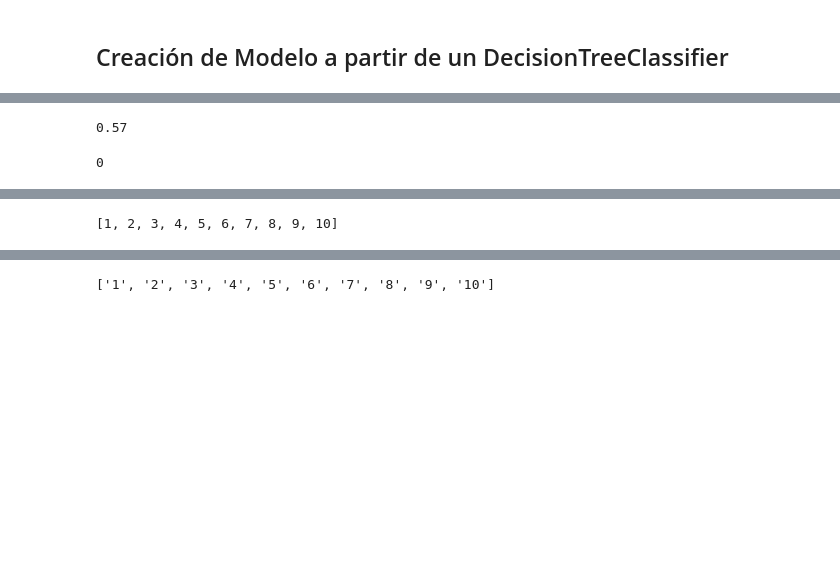
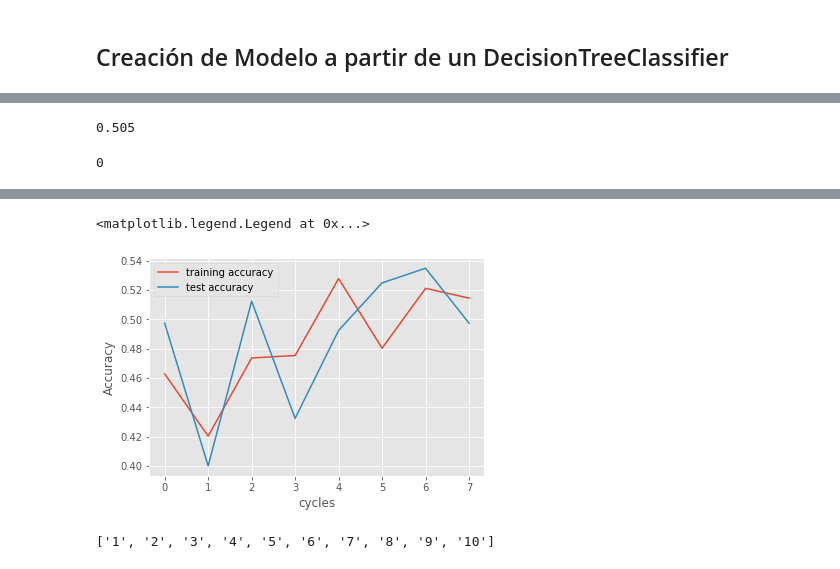
Before and after one commit to fecuva/DataScienceTEc, a Jupyter notebook: tarea3/Tarea3.1.ipynb, the cells around one changed output, grey strips where cells are left out. Saved outputs shown, nothing was run; the diff lists cells and outputs as text; code cells hidden in the pictures; blank space fills up the shorter version.

```diff
--- a/tarea3/Tarea3.1.ipynb
+++ b/tarea3/Tarea3.1.ipynb
@@ -90,7 +91,7 @@ X_train.shape
 # %%
 from sklearn.tree import DecisionTreeClassifier
 # %%
-DecisionTreeModel = DecisionTreeClassifier(criterion = "gini",max_depth = 5, max_features = 10,min_samples_leaf = 3)
+DecisionTreeModel = DecisionTreeClassifier(criterion = "gini",max_depth = 5, max_features = 1,min_samples_leaf = 3,max_leaf_nodes=18)
 # %%
 DecisionTreeModel.fit(X_train,Y_train)
 # %% [output]
@@ -108,7 +117,7 @@ Y_predict = DecisionTreeModel.predict(X_test)
 dt1 = accuracy_score(Y_test, Y_predict)
 dt1
 # %% [output]
-0.57
+0.505
 # %%
 from sklearn.tree import export_graphviz
 export_graphviz(DecisionTreeModel, out_file='simple_tree.dot', feature_names=features.columns,impurity=False,class_names=[str(e) for e in  list(range(1,11))],filled=True)
@@ -118,7 +127,3 @@ call(['dot', '-T', 'png', 'simple_tree.dot', '-o', 'simple_tree.png'],shell = Tr
 0
 # %% [markdown]
 <img src='simple_tree.png' width = 1000px heigth = 2000px>
-# %%
-list(range(1,11))
-# %% [output]
-[1, 2, 3, 4, 5, 6, 7, 8, 9, 10]
@@ -124,0 +133,61 @@ list(range(1,11))
+# %%
+import matplotlib.pyplot as plt
+plt.style.use('ggplot')
+%matplotlib inline
+
+training_accuracy = []
+test_accuracy = []
+
+
+max_depth_settings = range(1, 20)
+
+# for n_neighbors in neighbors_settings:
+#     # se construye el modelo de clasificacion
+#     clf = KNeighborsClassifier(n_neighbors=n_neighbors)
+#     clf.fit(X_train, Y_train)
+#     # se almacena el "training set accuracy"
+#     training_accuracy.append(clf.score(X_train, Y_train))
+#     # se almacena la "generalization accuracy"
+#     test_accuracy.append(clf.score(X_test, Y_test))
+# plt.plot(neighbors_settings, training_accuracy, label="training accuracy")
+# plt.plot(neighbors_settings, test_accuracy, label="test accuracy")
+# plt.ylabel("Accuracy")
+# plt.xlabel("n_neighbors")
+# plt.legend()
+
+done = False
+parameters = {
+"max_depth_settings" : 1,
+"max_features_settings" : 1,
+"min_samples_leaf_settings" : 1,
+"max_leaf_nodes_settings" : 2
+
+
+}
+while not done:
+    for key in parameters:
+        DecisionTreeModel = DecisionTreeClassifier(criterion = "gini",max_depth = parameters["max_depth_settings"],
+                                                   max_features = parameters["max_features_settings"],
+                                                   min_samples_leaf = parameters["min_samples_leaf_settings"],
+                                                   max_leaf_nodes=parameters["max_leaf_nodes_settings"])
+        DecisionTreeModel.fit(X_train, Y_train)
+        # se almacena el "training set accuracy"
+        training_accuracy.append(DecisionTreeModel.score(X_train, Y_train))
+        # se almacena la "generalization accuracy"
+        test_accuracy.append(DecisionTreeModel.score(X_test, Y_test))
+
+        parameters[key] += 1
+        print (parameters[key])
+        print(key)
+
+    if len(training_accuracy)>2 and (training_accuracy[-1]< training_accuracy[-2] and test_accuracy[-1]<test_accuracy[-2]):
+        done = True
+
+#  plt.plot(list(range(1,parameters['max_depth_settings'])), training_accuracy, label="training accuracy")
+# plt.plot(list(range(1,parameters['max_depth_settings'])), test_accuracy, label="test accuracy")
+plt.plot(training_accuracy, label="training accuracy")
+plt.plot(test_accuracy, label="test accuracy")
+plt.ylabel("Accuracy")
+plt.xlabel("cycles")
+plt.legend()
+# %% [output]
@@ -125,3 +210,5 @@ list(range(1,11))
+<matplotlib.legend.Legend at 0x...>
+[figure, added]
 # %%
 [str(e) for e in  list(range(1,11))]
 # %% [output]
```
Also changed, not shown: parts of 13 cells of this notebook, 4 other files.
